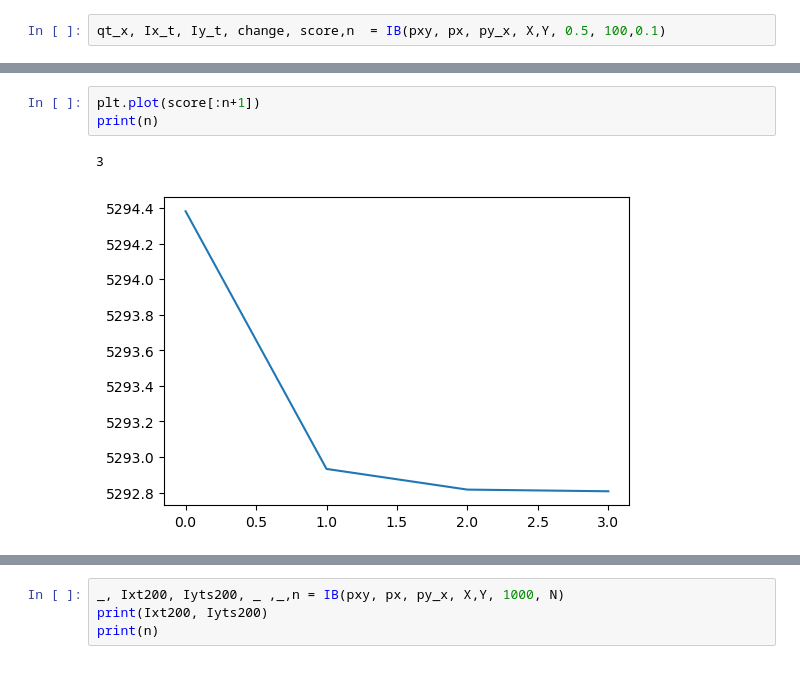
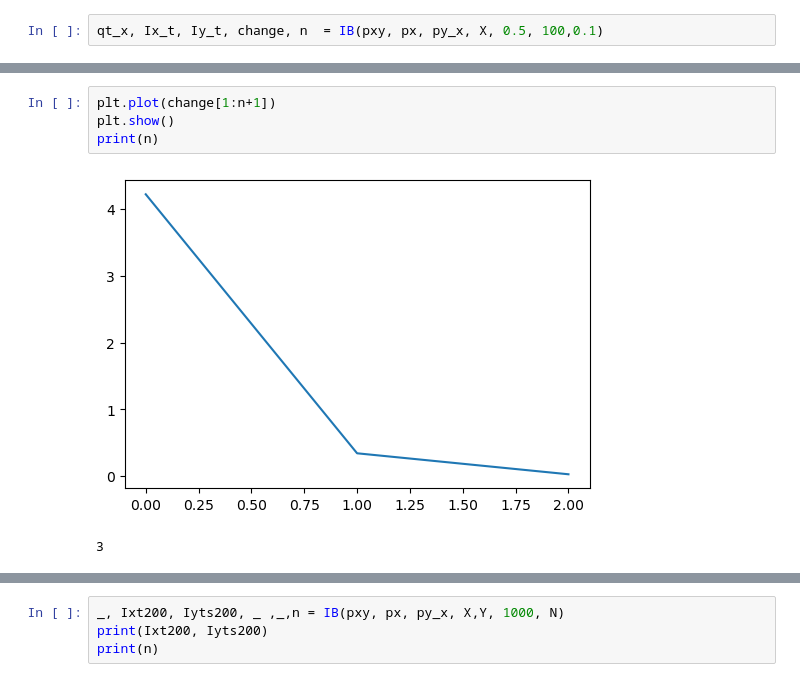
Before and after one commit to MartinDeVroey/IB_solver, a Jupyter notebook: IB_test.ipynb, the cells around one changed output, grey strips where cells are left out. Drawn from its saved outputs; the diff is of its cells as text.

```diff
--- a/IB_test.ipynb
+++ b/IB_test.ipynb
@@ -32,4 +34,4 @@ plt.imshow(pxy[:,:,1])
 <matplotlib.image.AxesImage at 0x...>
 [figure]
 # %%
-qt_x, Ix_t, Iy_t, change, score,n  = IB(pxy, px, py_x, X,Y, 0.5, 100,0.1)
+qt_x, Ix_t, Iy_t, change, n  = IB(pxy, px, py_x, X, 0.5, 100,0.1)
@@ -36,6 +43,7 @@ qt_x, Ix_t, Iy_t, change, score,n  = IB(pxy, px, py_x, X,Y, 0.5, 100,0.1)
 # %%
-plt.plot(score[:n+1])
+plt.plot(change[1:n+1])
+plt.show()
 print(n)
 # %% [output]
+[figure, new version]
 3
-[figure, old version]
```
Also changed, not shown: parts of 25 cells of this notebook, 1 other file.
